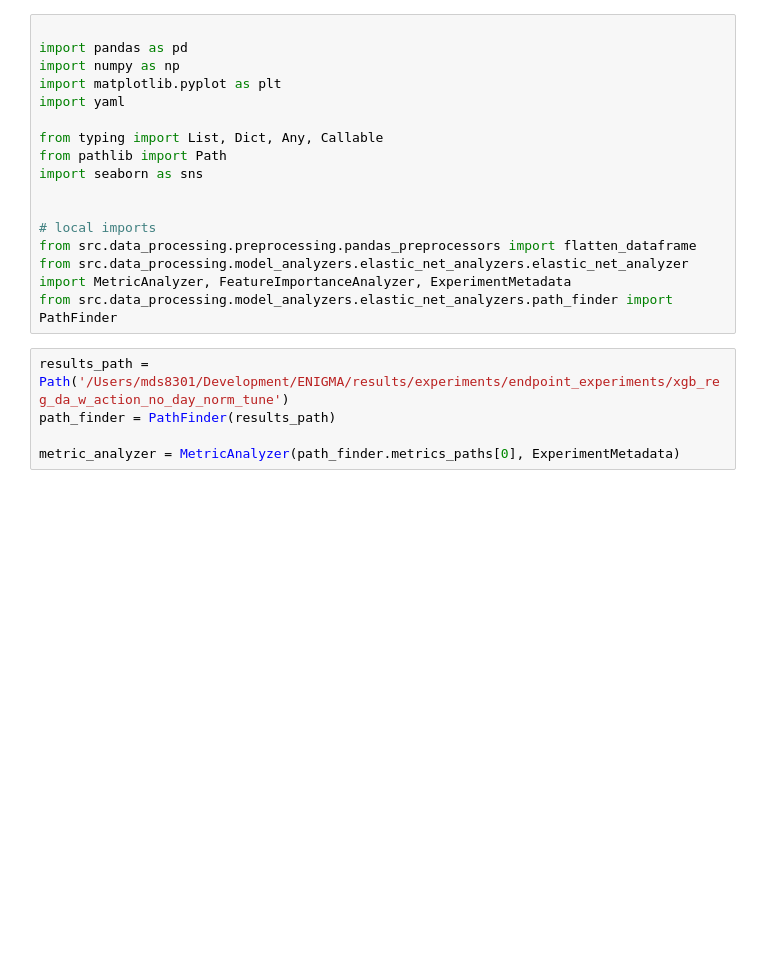
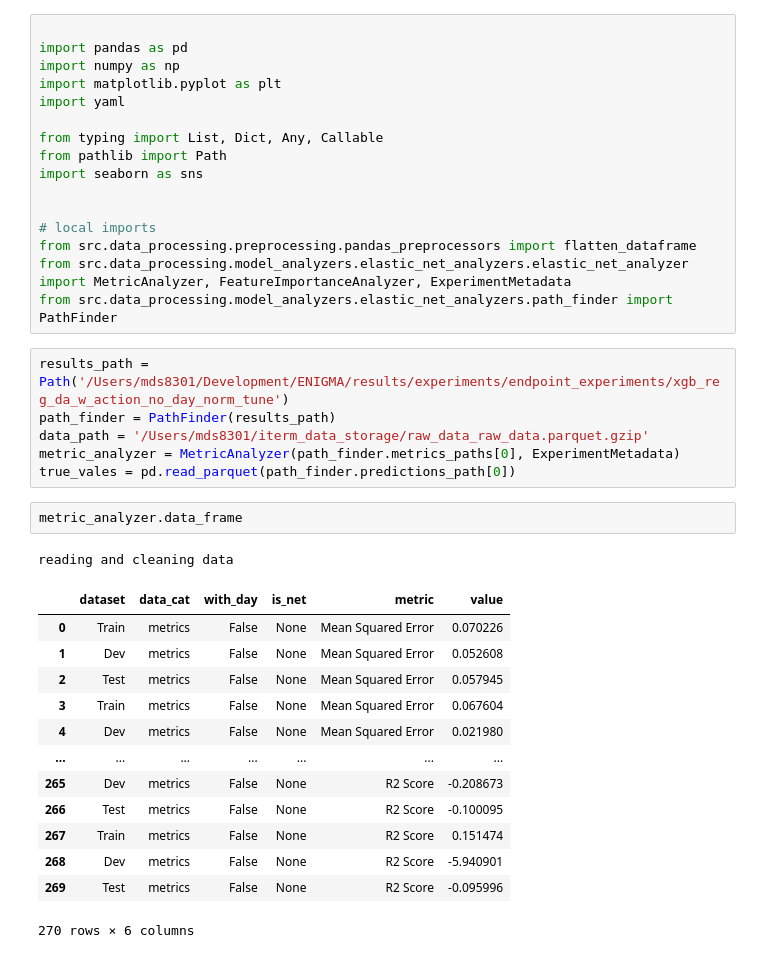
Before and after one commit to Mschaid/ENIGMA, a Jupyter notebook: notebooks/reports/trouble_shoot_final_results.ipynb, the cells around one changed output. Drawn from its saved outputs; the diff is of its cells as text; blank space fills up the shorter version.

```diff
--- a/notebooks/reports/trouble_shoot_final_results.ipynb
+++ b/notebooks/reports/trouble_shoot_final_results.ipynb
@@ -23,5 +23,23 @@ from src.data_processing.model_analyzers.elastic_net_analyzers.path_finder impor
 # %%
 results_path = Path('/Users/mds8301/Development/ENIGMA/results/experiments/endpoint_experiments/xgb_reg_da_w_action_no_day_norm_tune')
 path_finder = PathFinder(results_path)
-
+data_path = '/Users/mds8301/iterm_data_storage/raw_data_raw_data.parquet.gzip'
 metric_analyzer = MetricAnalyzer(path_finder.metrics_paths[0], ExperimentMetadata)
+true_vales = pd.read_parquet(path_finder.predictions_path[0])
+# %%
+metric_analyzer.data_frame
+# %% [output]
+reading and cleaning data
+|  | dataset | data_cat | with_day | is_net | metric | value |
+| 0 | Train | metrics | False | None | Mean Squared Error | 0.070226 |
+| 1 | Dev | metrics | False | None | Mean Squared Error | 0.052608 |
+| 2 | Test | metrics | False | None | Mean Squared Error | 0.057945 |
+| 3 | Train | metrics | False | None | Mean Squared Error | 0.067604 |
+| 4 | Dev | metrics | False | None | Mean Squared Error | 0.021980 |
+| ... | ... | ... | ... | ... | ... | ... |
+| 265 | Dev | metrics | False | None | R2 Score | -0.208673 |
+| 266 | Test | metrics | False | None | R2 Score | -0.100095 |
+| 267 | Train | metrics | False | None | R2 Score | 0.151474 |
+| 268 | Dev | metrics | False | None | R2 Score | -5.940901 |
+| 269 | Test | metrics | False | None | R2 Score | -0.095996 |
+270 rows × 6 columns
```
Also changed, not shown: parts of 22 cells of this notebook, 4 other files.
